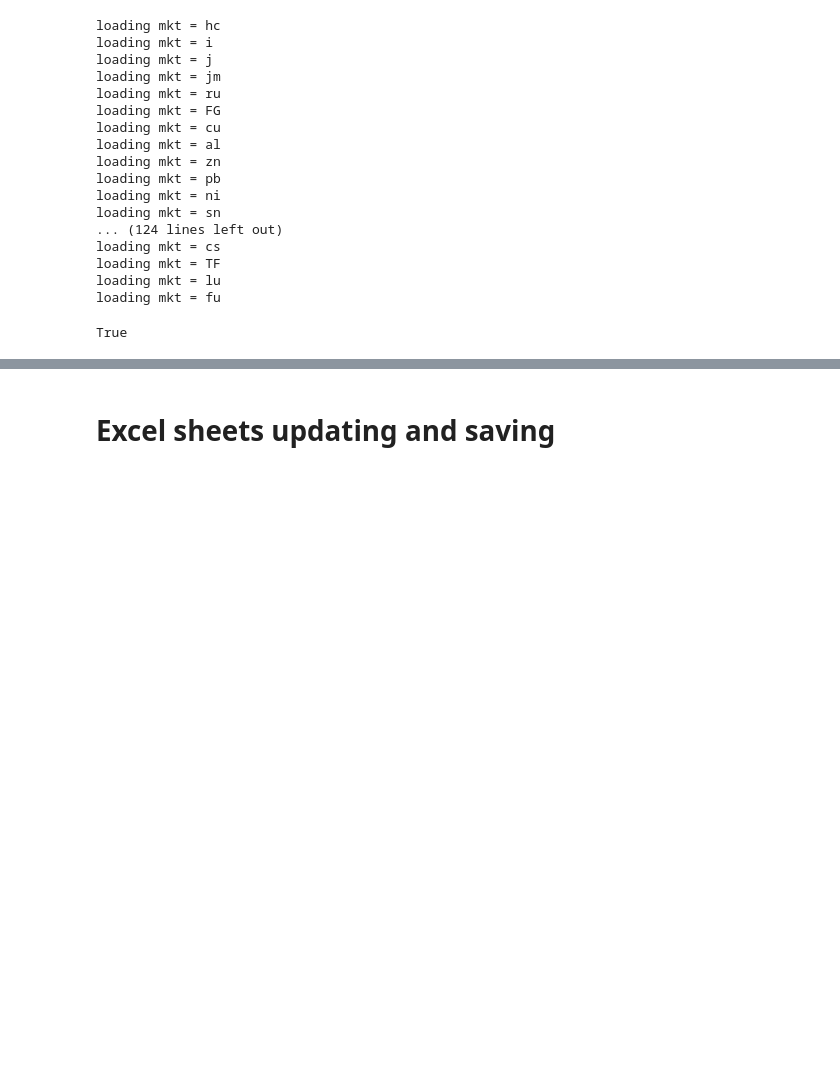
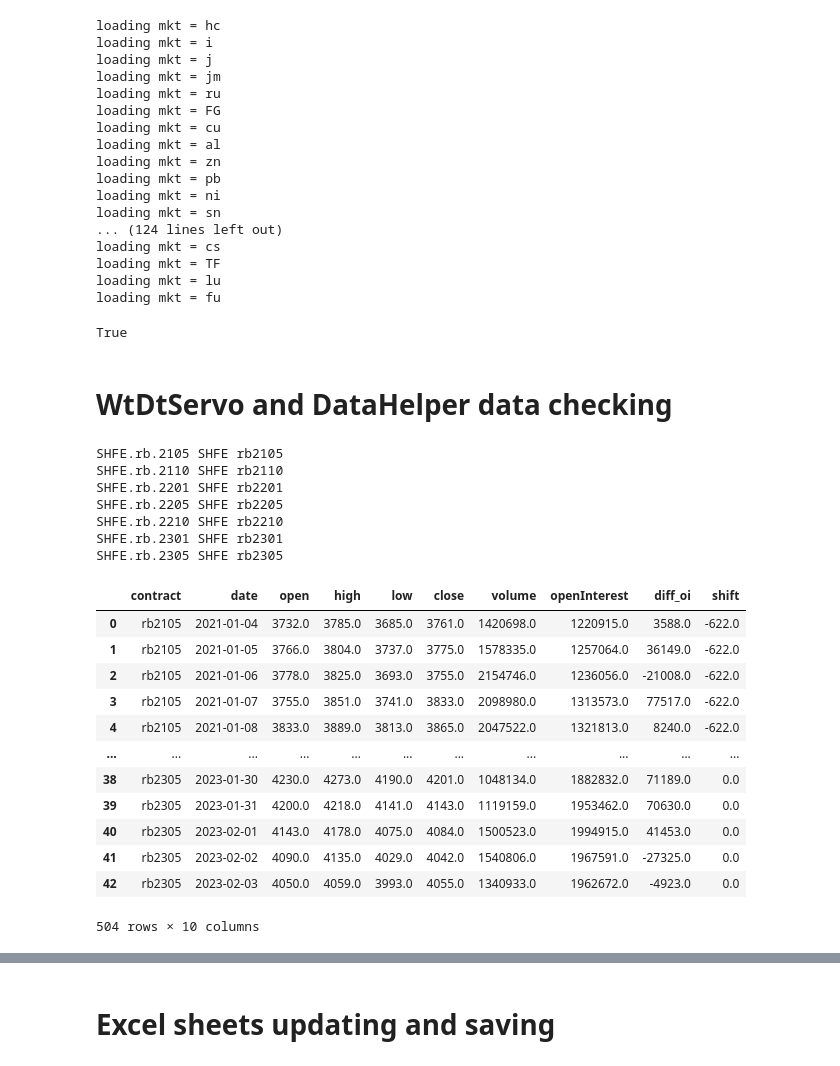
Before and after one commit to harvey1673/pyktrader3, a Jupyter notebook: bktest/daily data check.ipynb, the cells around one changed output, grey strips where cells are left out. Saved outputs shown, nothing was run; the diff lists cells and outputs as text; code cells hidden in the pictures; blank space fills up the shorter version.

Commit message:
update nearby

```diff
--- a/bktest/daily data check.ipynb
+++ b/bktest/daily data check.ipynb
@@ -278,3 +279,5 @@ html +="</p></body></html>"
 send_html_by_smtp(EMAIL_HOTMAIL, ['harveywu@gmail.com'], sub, html)
 # %% [output]
 True
+# %% [markdown]
+# WtDtServo and DataHelper data checking
@@ -280,0 +286,23 @@ True
+# %%
+dataseries.nearby('SHFE.rb', n=1, freq='d',start_date=20210101, end_date=20230203,shift_mode=1)
+# %% [output]
+SHFE.rb.2105 SHFE rb2105
+SHFE.rb.2110 SHFE rb2110
+SHFE.rb.2201 SHFE rb2201
+SHFE.rb.2205 SHFE rb2205
+SHFE.rb.2210 SHFE rb2210
+SHFE.rb.2301 SHFE rb2301
+SHFE.rb.2305 SHFE rb2305
+|  | contract | date | open | high | low | close | volume | openInterest | diff_oi | shift |
+| 0 | rb2105 | 2021-01-04 | 3732.0 | 3785.0 | 3685.0 | 3761.0 | 1420698.0 | 1220915.0 | 3588.0 | -622.0 |
+| 1 | rb2105 | 2021-01-05 | 3766.0 | 3804.0 | 3737.0 | 3775.0 | 1578335.0 | 1257064.0 | 36149.0 | -622.0 |
+| 2 | rb2105 | 2021-01-06 | 3778.0 | 3825.0 | 3693.0 | 3755.0 | 2154746.0 | 1236056.0 | -21008.0 | -622.0 |
+| 3 | rb2105 | 2021-01-07 | 3755.0 | 3851.0 | 3741.0 | 3833.0 | 2098980.0 | 1313573.0 | 77517.0 | -622.0 |
+| 4 | rb2105 | 2021-01-08 | 3833.0 | 3889.0 | 3813.0 | 3865.0 | 2047522.0 | 1321813.0 | 8240.0 | -622.0 |
+| ... | ... | ... | ... | ... | ... | ... | ... | ... | ... | ... |
+| 38 | rb2305 | 2023-01-30 | 4230.0 | 4273.0 | 4190.0 | 4201.0 | 1048134.0 | 1882832.0 | 71189.0 | 0.0 |
+| 39 | rb2305 | 2023-01-31 | 4200.0 | 4218.0 | 4141.0 | 4143.0 | 1119159.0 | 1953462.0 | 70630.0 | 0.0 |
+| 40 | rb2305 | 2023-02-01 | 4143.0 | 4178.0 | 4075.0 | 4084.0 | 1500523.0 | 1994915.0 | 41453.0 | 0.0 |
+| 41 | rb2305 | 2023-02-02 | 4090.0 | 4135.0 | 4029.0 | 4042.0 | 1540806.0 | 1967591.0 | -27325.0 | 0.0 |
+| 42 | rb2305 | 2023-02-03 | 4050.0 | 4059.0 | 3993.0 | 4055.0 | 1340933.0 | 1962672.0 | -4923.0 | 0.0 |
+504 rows × 10 columns
```
Also changed, not shown: parts of 7 cells of this notebook, 5 other files.
